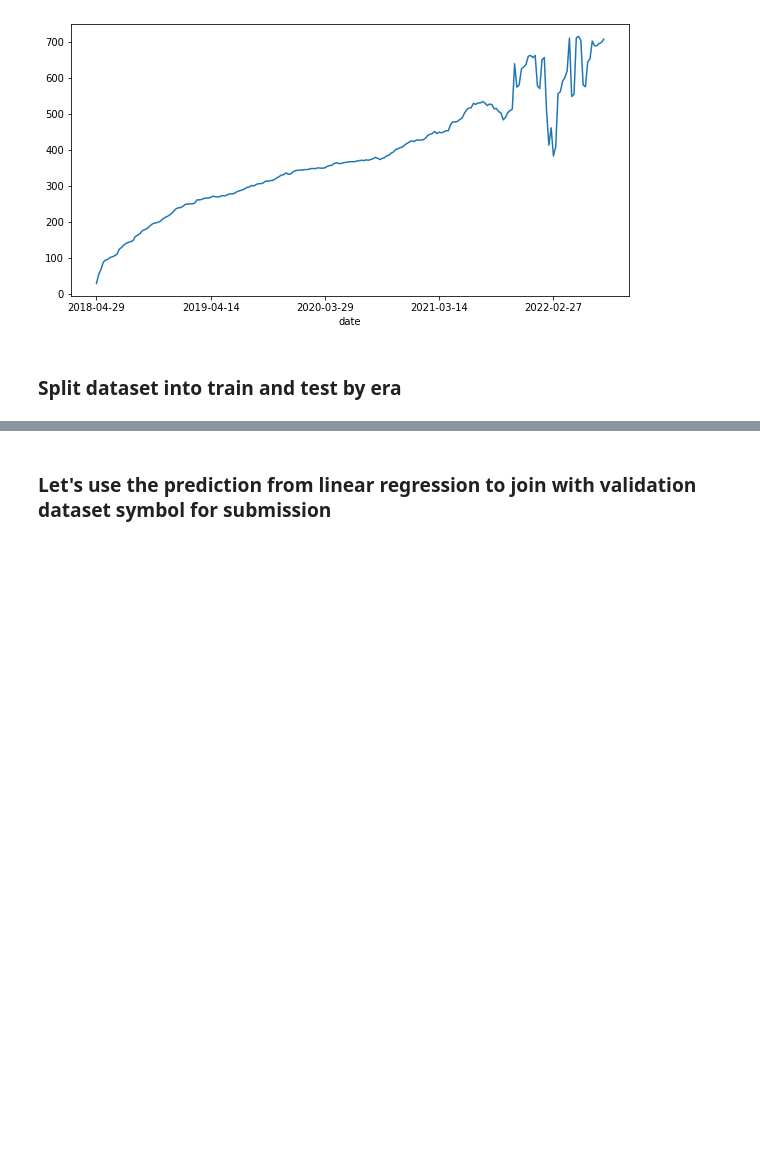
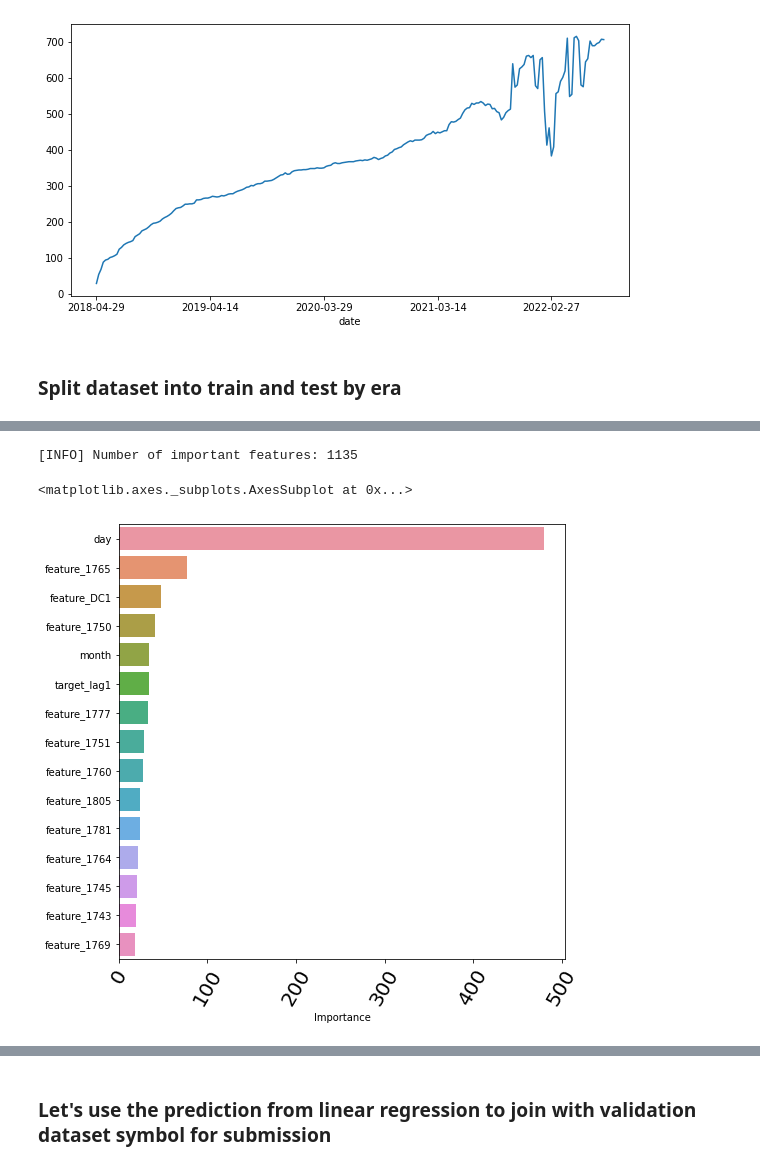
Before and after one commit to Bibhash123/competition_quickstart_dataloader, a Jupyter notebook: gbm-models-lgb.ipynb, the cells around one changed output, grey strips where cells are left out. Cells and saved outputs as stored; diff of their text form; code cells hidden in the pictures; blank space fills up the shorter version.

```diff
--- a/gbm-models-lgb.ipynb
+++ b/gbm-models-lgb.ipynb
@@ -463,5 +467,20 @@ _ = train_function()
 [interactive output not drawn]
 [interactive output not drawn]
+# %%
+importance = lgb.feature_importances_
+importances_rfc_df = pd.DataFrame(importance, index=train_set.drop(['date','symbol','target','target_DC1'], axis = 1).columns, columns=['Importance'])
+importances_rfc_df = importances_rfc_df.sort_values(by='Importance', ascending=False)
+importances_rfc_df = importances_rfc_df[importances_rfc_df['Importance'] > 0]
+print("[INFO] Number of important features:",importances_rfc_df.shape[0])
+importances_rfc_df = importances_rfc_df.head(15)
+
+plt.figure(figsize=(8,8))
+plt.xticks(rotation=60, fontsize = 20)
+sns.barplot(y=importances_rfc_df.index, x=importances_rfc_df['Importance'])
+# %% [output]
+[INFO] Number of important features: 1135
+<matplotlib.axes._subplots.AxesSubplot at 0x...>
+[figure, added]
 # %%
 pred_submission = predictFunction(xgb, lgb, validation_dataset)
 pred_submission
```
Also changed, not shown: parts of 28 cells of this notebook.
